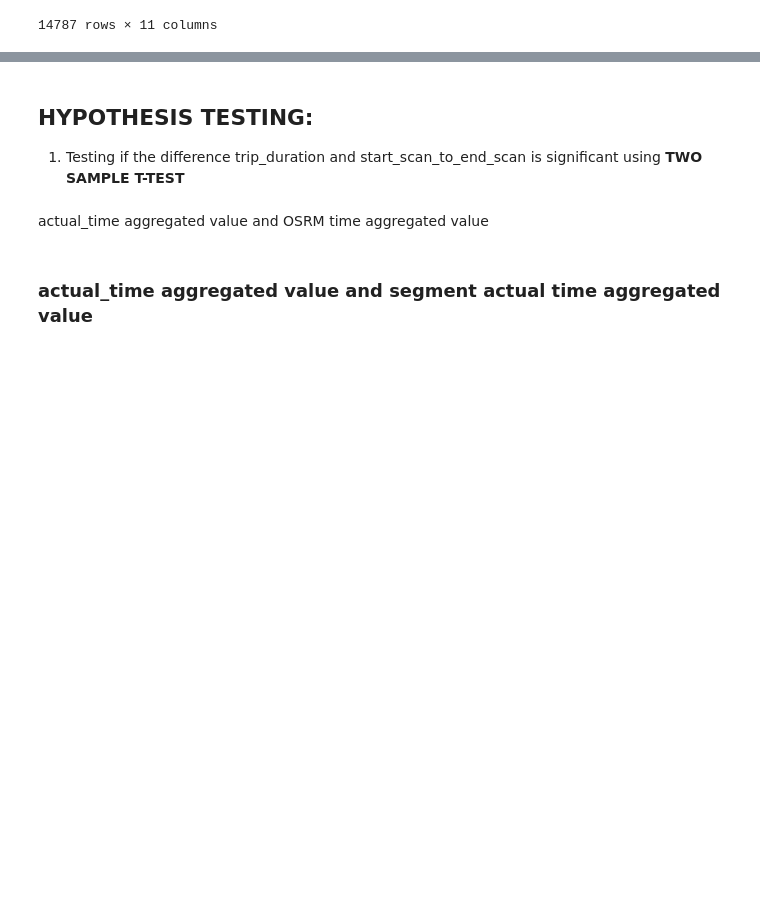
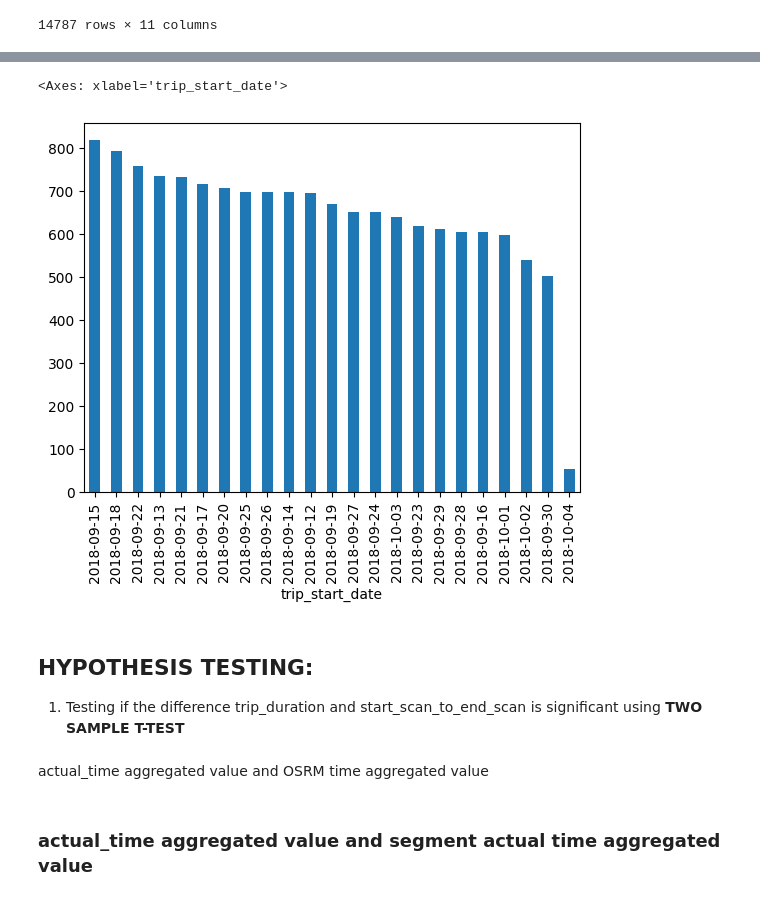
Before and after one commit to akshayabhale1406/SCLR_Delhivery_FE, a Jupyter notebook: Delhivery_FE.ipynb, the cells around one changed output, grey strips where cells are left out. Saved outputs shown, nothing was run; the diff lists cells and outputs as text; code cells hidden in the pictures; blank space fills up the shorter version.

```diff
--- a/Delhivery_FE.ipynb
+++ b/Delhivery_FE.ipynb
@@ -366,0 +365,3 @@ df_combined_times.describe()
+# %%
+most_busy_days = df_combined_times['trip_start_date'].value_counts()
+most_busy_days
@@ -367,3 +388,8 @@ df_combined_times.describe()
+# %%
+most_busy_days.plot(kind = "bar")
+# %% [output]
+<Axes: xlabel='trip_start_date'>
+[figure, added]
 # %%
 df_combined_times = df_combined_times.drop(columns=['od_start_time', 'od_end_time'])
 start_scan_to_end_scan = df.groupby(["trip_uuid","destination_center"])["start_scan_to_end_scan"].first()
```
Also changed, not shown: parts of 2 cells of this notebook.
